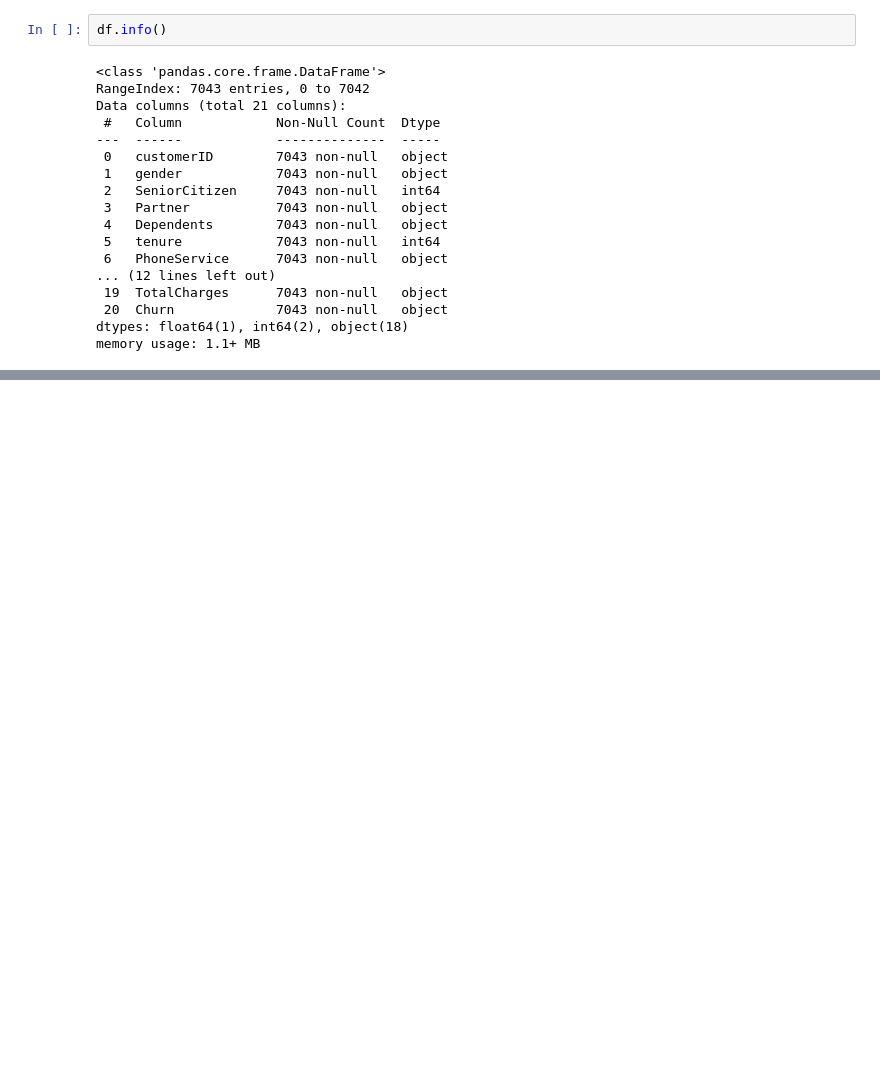
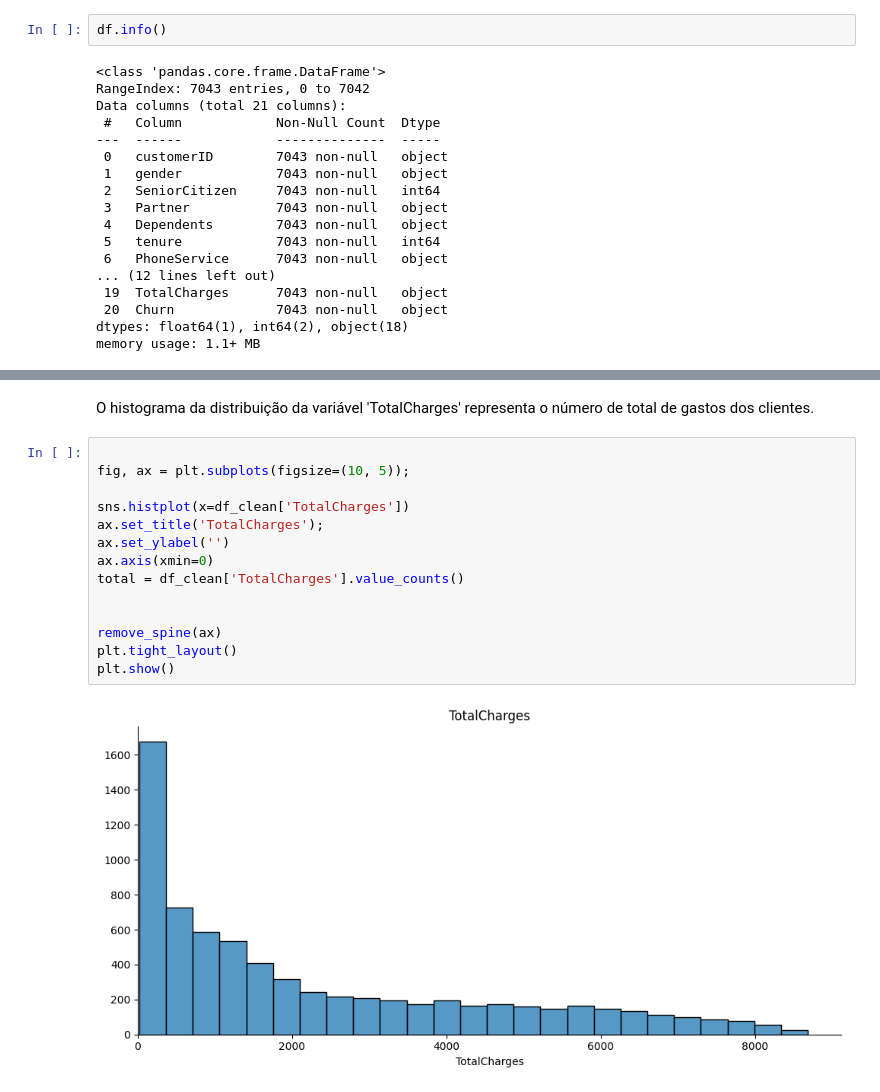
Before and after one commit to IsWallison/Projeto_Churn_Prediction, a Jupyter notebook: Projeto_Churn_Prediction_para_uma_empresa_de_Telecomunicações.ipynb, the cells around one changed output, grey strips where cells are left out. Drawn from its saved outputs; the diff is of its cells as text; blank space fills up the shorter version.

```diff
--- a/Projeto_Churn_Prediction_para_uma_empresa_de_Telecomunicações.ipynb
+++ b/Projeto_Churn_Prediction_para_uma_empresa_de_Telecomunicações.ipynb
@@ -734,0 +246,18 @@ Confusion Matrix: [[290 177]
+# %% [markdown]
+O histograma da distribuição da variável 'TotalCharges' representa o número de total de gastos dos clientes.
+# %%
+
+fig, ax = plt.subplots(figsize=(10, 5));
+
+sns.histplot(x=df_clean['TotalCharges'])
+ax.set_title('TotalCharges');
+ax.set_ylabel('')
+ax.axis(xmin=0)
+total = df_clean['TotalCharges'].value_counts()
+
+
+remove_spine(ax)
+plt.tight_layout()
+plt.show()
+# %% [output]
+[figure, added]
```
Also changed, not shown: parts of 73 cells of this notebook.
